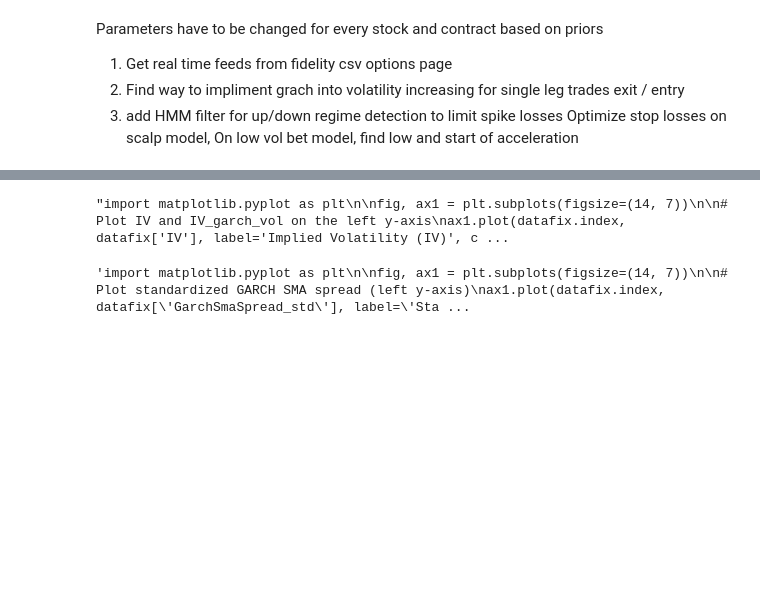
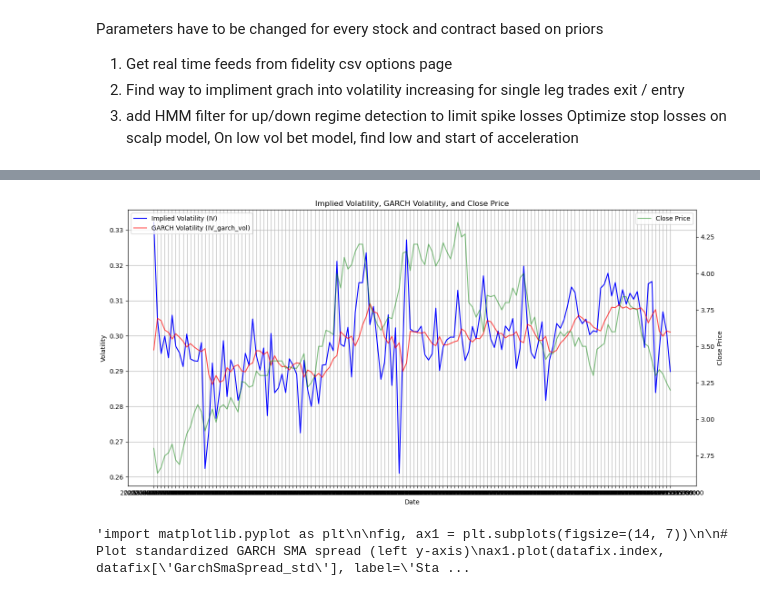
Before and after one commit to noah-Shaffer/projects, a Jupyter notebook: options trading/Realtime Options Trading/Test Vol Spike.ipynb, the cells around one changed output, grey strips where cells are left out. Cells and saved outputs as stored; diff of their text form; code cells hidden in the pictures; blank space fills up the shorter version.

```diff
--- a/options trading/Realtime Options Trading/Test Vol Spike.ipynb
+++ b/options trading/Realtime Options Trading/Test Vol Spike.ipynb
@@ -351,27 +352,27 @@ display(HTML("""
 # %%
-"""import matplotlib.pyplot as plt
+import matplotlib.pyplot as plt
 
 fig, ax1 = plt.subplots(figsize=(14, 7))
 
 # Plot IV and IV_garch_vol on the left y-axis
 ax1.plot(datafix.index, datafix['IV'], label='Implied Volatility (IV)', color='blue')
 ax1.plot(datafix.index, datafix['IV_garch_vol'], label='GARCH Volatility (IV_garch_vol)', color='red', alpha=0.7)
 ax1.set_xlabel('Date')
 ax1.set_ylabel('Volatility')
 ax1.legend(loc='upper left')
 ax1.grid(True)
 
 # Create a second y-axis for the close price
 ax2 = ax1.twinx()
 ax2.plot(datafix.index, datafix['Close'], label='Close Price', color='green', alpha=0.5)
 ax2.set_ylabel('Close Price')
 ax2.legend(loc='upper right')
 
 plt.title('Implied Volatility, GARCH Volatility, and Close Price')
 plt.tight_layout()
-plt.show()"""
+plt.show()
 # %% [output]
-"import matplotlib.pyplot as plt\n\nfig, ax1 = plt.subplots(figsize=(14, 7))\n\n# Plot IV and IV_garch_vol on the left y-axis\nax1.plot(datafix.index, datafix['IV'], label='Implied Volatility (IV)', c ...
+[figure, added]
 # %%
 """import matplotlib.pyplot as plt
 
```
Also changed, not shown: parts of 6 cells of this notebook, 1 other file.
